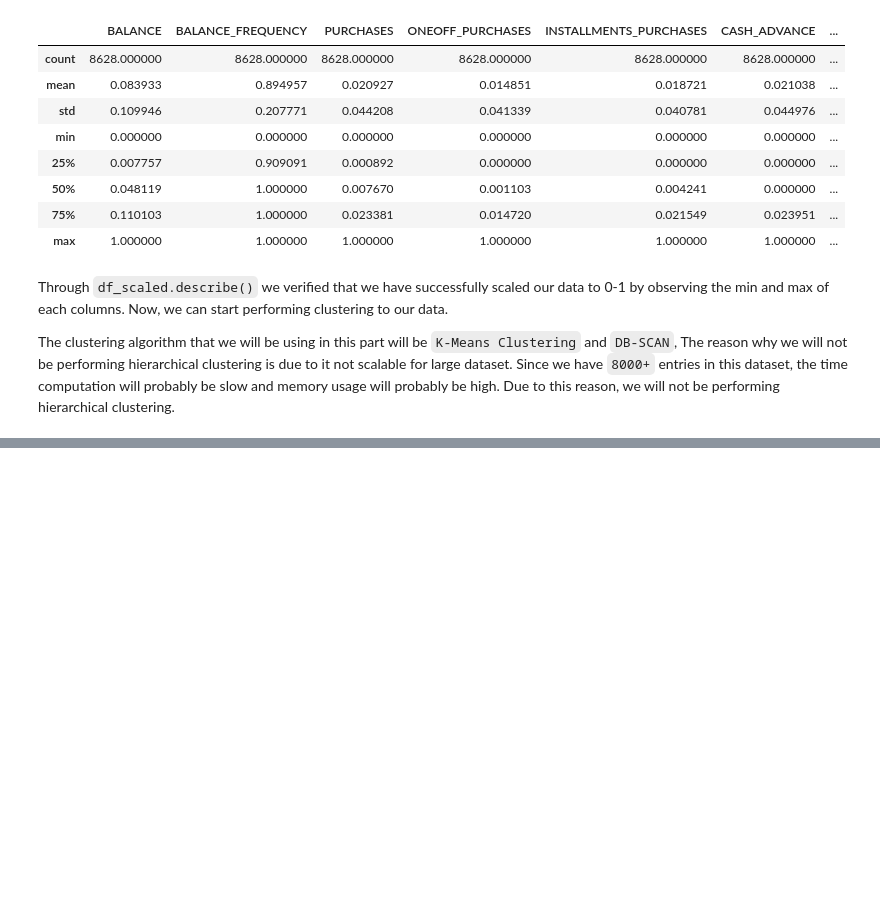
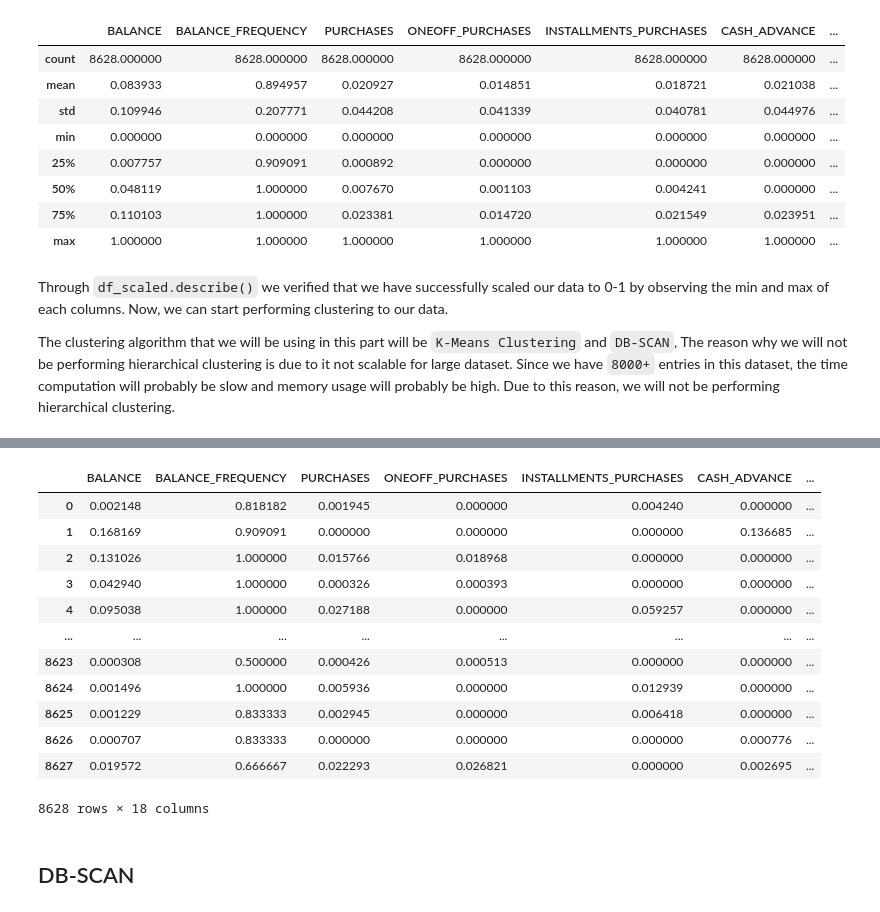
Before and after one commit to boontatt/advanced_data_quiz, a Jupyter notebook: AIT2209943.ipynb, the cells around one changed output, grey strips where cells are left out. Saved outputs shown, nothing was run; the diff lists cells and outputs as text; code cells hidden in the pictures; blank space fills up the shorter version.

```diff
--- a/AIT2209943.ipynb
+++ b/AIT2209943.ipynb
@@ -267,0 +294,22 @@ The clustering algorithm that we will be using in this part will be `K-Means Clu
+# %%
+km_model = KMeans(n_clusters = 3)
+predicted_cluster = km_model.fit_predict(X)
+df_scaled['KMeans_Cluster'] = predicted_cluster
+# %%
+df_scaled
+# %% [output]
+|  | BALANCE | BALANCE_FREQUENCY | PURCHASES | ONEOFF_PURCHASES | INSTALLMENTS_PURCHASES | CASH_ADVANCE | ... |
+| 0 | 0.002148 | 0.818182 | 0.001945 | 0.000000 | 0.004240 | 0.000000 | ... |
+| 1 | 0.168169 | 0.909091 | 0.000000 | 0.000000 | 0.000000 | 0.136685 | ... |
+| 2 | 0.131026 | 1.000000 | 0.015766 | 0.018968 | 0.000000 | 0.000000 | ... |
+| 3 | 0.042940 | 1.000000 | 0.000326 | 0.000393 | 0.000000 | 0.000000 | ... |
+| 4 | 0.095038 | 1.000000 | 0.027188 | 0.000000 | 0.059257 | 0.000000 | ... |
+| ... | ... | ... | ... | ... | ... | ... | ... |
+| 8623 | 0.000308 | 0.500000 | 0.000426 | 0.000513 | 0.000000 | 0.000000 | ... |
+| 8624 | 0.001496 | 1.000000 | 0.005936 | 0.000000 | 0.012939 | 0.000000 | ... |
+| 8625 | 0.001229 | 0.833333 | 0.002945 | 0.000000 | 0.006418 | 0.000000 | ... |
+| 8626 | 0.000707 | 0.833333 | 0.000000 | 0.000000 | 0.000000 | 0.000776 | ... |
+| 8627 | 0.019572 | 0.666667 | 0.022293 | 0.026821 | 0.000000 | 0.002695 | ... |
+8628 rows × 18 columns
+# %% [markdown]
+## DB-SCAN
```
Also changed, not shown: parts of 6 cells of this notebook.
